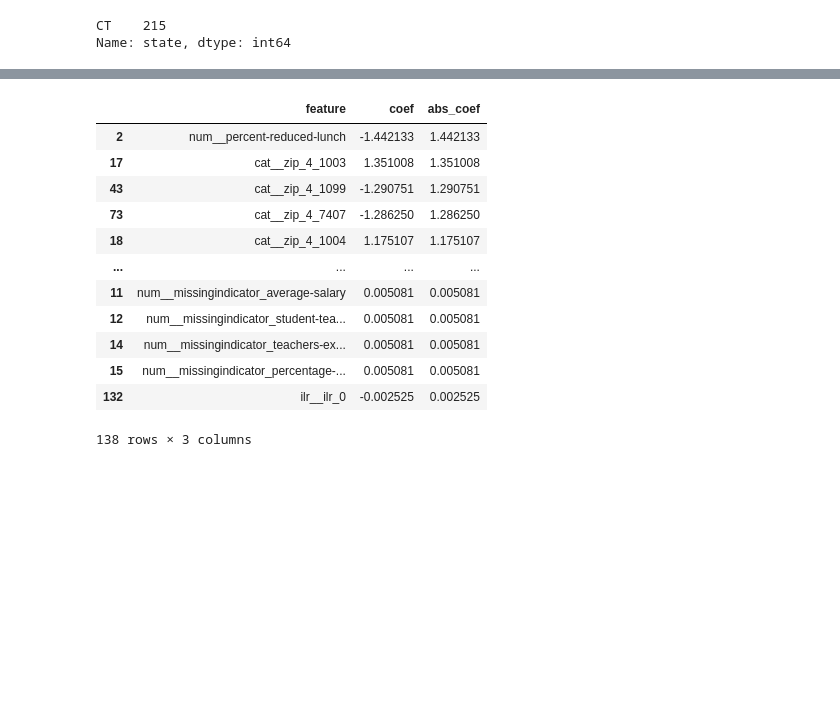
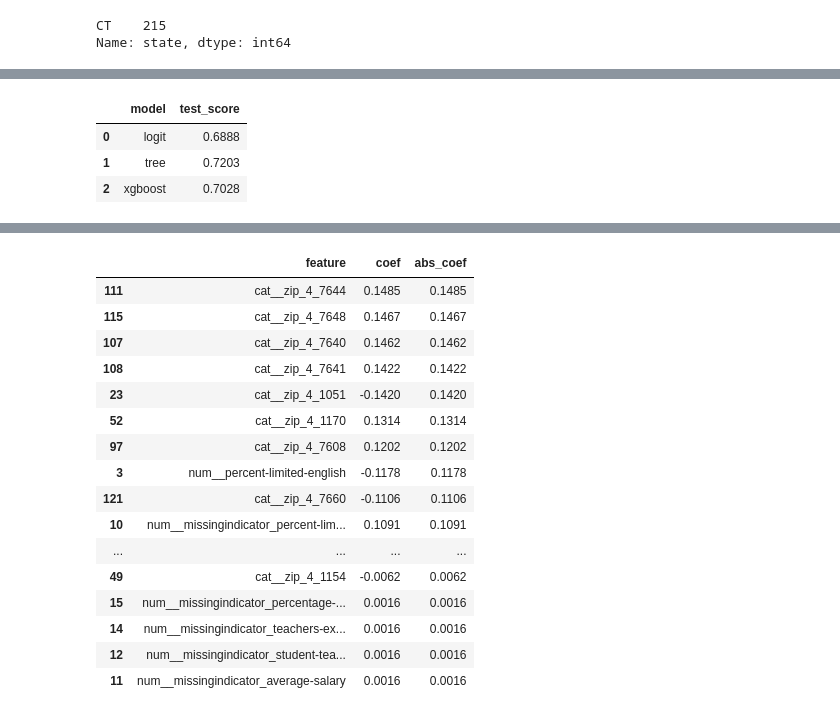
Before and after one commit to LittleBiggler/GreatSchools, a Jupyter notebook: GreatSchools-2025.ipynb, the cells around one changed output, grey strips where cells are left out. Saved outputs shown, nothing was run; the diff lists cells and outputs as text; code cells hidden in the pictures; blank space fills up the shorter version.

```diff
--- a/GreatSchools-2025.ipynb
+++ b/GreatSchools-2025.ipynb
@@ -67,4 +75,5 @@ Describes enrollment, teacher salaries, student-teacher ratio, socioeconomic cla
 # %%
 # read in schools raw data
 schools_raw = pd.read_csv('schools_data_BACKUP.csv')
+schools = schools_raw.copy()
 # %%
@@ -80,4 +89,5 @@ schools_raw.shape
 # %%
 # read in demographics raw data
 demog_raw = pd.read_csv('demographics_mstr_BACKUP.csv')
+demog = demog_raw.copy()
 # %%
@@ -98,7 +103,7 @@ Index(['enrollment', 'percent-reduced-lunch', 'percent-disadvantaged',
 # %%
 # merge right on 'id', left on 'Universal_ID'
 
-df = schools_raw.merge(demog_raw, left_on='id', right_on='Universal_ID', how='outer')
+df = schools.merge(demog, left_on='id', right_on='Universal_ID', how='outer')
 # %%
 # inspect merge results
 
@@ -516,27 +547,32 @@ num_cols     = ['distance', 'enrollment', 'percent-reduced-lunch',
        'student-counselor-ratio', 'percentage-female', 'teachers-experience',
        'percentage-certified']
 
-cat_cols     = ["zip_4", 'state']   # or "zip3" or whatever you decided
+cat_cols     = ["zip_4", 'state']   # not many states represented in the data
 
 
 # numeric pipeline: impute + scale
+
+cat_pipe = Pipeline([
+    ("encode", OneHotEncoder(handle_unknown='ignore'))
+
+])
+
 num_pipe = Pipeline([
-    ("impute", SimpleImputer(strategy="median", add_indicator=True)),
+    ("impute", SimpleImputer(strategy="mean", add_indicator=True)),
     ("scale", StandardScaler()),
 ])
 
-# simplex / race pipeline: impute + ILR
 ilr_pipe = Pipeline([
-    ("impute", SimpleImputer(strategy="most_frequent")),
     ("ilr", ILRTransformer(simplex_cols)),
+    ("scale", StandardScaler())
 ])
 
 
 preprocess = ColumnTransformer(
     transformers=[
         ("num", num_pipe, num_cols),
-        ("cat", OneHotEncoder(handle_unknown="ignore"), cat_cols),
-        ("ilr", ilr_pipe, simplex_cols),
+        ("cat", cat_pipe, cat_cols),
+        ("ilr", ilr_pipe, simplex_cols)
     ],
     remainder="drop",
 )
@@ -548,5 +584,10 @@ logit_pipe = Pipeline([
 
 tree_pipe = Pipeline([
     ("preprocess", preprocess),
-    ('tree', DecisionTreeClassifier(random_state=21))
+    ('tree', DecisionTreeClassifier())
 ])
+
+xgb_pipe = Pipeline([
+    ("preprocess", preprocess),   # same ColumnTransformer you already have
+    ("xgb", XGBClassifier(random_state=21))
+])
@@ -602,2 +687,22 @@ tree Mean AUC: 0.638533674339301
+# %%
+# test scores
+
+test_scores = []
+
+for name, pipe in model_pipes_list:
+
+    pipe.fit(X_train, y_train)
+
+    test_scores.append({
+        "model" : name,
+        "test_score" : pipe.score(X_test, y_test)
+    })
+
+pd.DataFrame(test_scores)
+# %% [output]
+|  | model | test_score |
+| 0 | logit | 0.6888 |
+| 1 | tree | 0.7203 |
+| 2 | xgboost | 0.7028 |
 # %%
 # get some visibility into this thing
@@ -632,30 +738,35 @@ print(feature_names)
  'cat__zip_4_7677' 'cat__state_NJ' 'cat__state_NY' 'ilr__ilr_0'
  'ilr__ilr_1' 'ilr__ilr_2' 'ilr__ilr_3' 'ilr__ilr_4' 'ilr__ilr_5']
 # %%
+# logistic feature importances
 
 clf = logit_pipe.named_steps["logit"]
 
 coefs = clf.coef_.ravel()  # (n_features,)
 feature_names = ct.get_feature_names_out()
 
 coef_df = (
     pd.DataFrame({"feature": feature_names, "coef": coefs})
       .assign(abs_coef=lambda d: d["coef"].abs())
       .sort_values("abs_coef", ascending=False)
 )
 
-coef_df
+coef_df[100:150]
 # %% [output]
 |  | feature | coef | abs_coef |
-| 2 | num__percent-reduced-lunch | -1.442133 | 1.442133 |
-| 17 | cat__zip_4_1003 | 1.351008 | 1.351008 |
-| 43 | cat__zip_4_1099 | -1.290751 | 1.290751 |
-| 73 | cat__zip_4_7407 | -1.286250 | 1.286250 |
-| 18 | cat__zip_4_1004 | 1.175107 | 1.175107 |
+| 111 | cat__zip_4_7644 | 0.1485 | 0.1485 |
+| 115 | cat__zip_4_7648 | 0.1467 | 0.1467 |
+| 107 | cat__zip_4_7640 | 0.1462 | 0.1462 |
+| 108 | cat__zip_4_7641 | 0.1422 | 0.1422 |
+| 23 | cat__zip_4_1051 | -0.1420 | 0.1420 |
+| 52 | cat__zip_4_1170 | 0.1314 | 0.1314 |
+| 97 | cat__zip_4_7608 | 0.1202 | 0.1202 |
+| 3 | num__percent-limited-english | -0.1178 | 0.1178 |
+| 121 | cat__zip_4_7660 | -0.1106 | 0.1106 |
+| 10 | num__missingindicator_percent-lim... | 0.1091 | 0.1091 |
 | ... | ... | ... | ... |
-| 11 | num__missingindicator_average-salary | 0.005081 | 0.005081 |
-| 12 | num__missingindicator_student-tea... | 0.005081 | 0.005081 |
-| 14 | num__missingindicator_teachers-ex... | 0.005081 | 0.005081 |
-| 15 | num__missingindicator_percentage-... | 0.005081 | 0.005081 |
-| 132 | ilr__ilr_0 | -0.002525 | 0.002525 |
+| 49 | cat__zip_4_1154 | -0.0062 | 0.0062 |
+| 15 | num__missingindicator_percentage-... | 0.0016 | 0.0016 |
+| 14 | num__missingindicator_teachers-ex... | 0.0016 | 0.0016 |
+| 12 | num__missingindicator_student-tea... | 0.0016 | 0.0016 |
+| 11 | num__missingindicator_average-salary | 0.0016 | 0.0016 |
-138 rows × 3 columns
```
Also changed, not shown: parts of 35 cells of this notebook.
